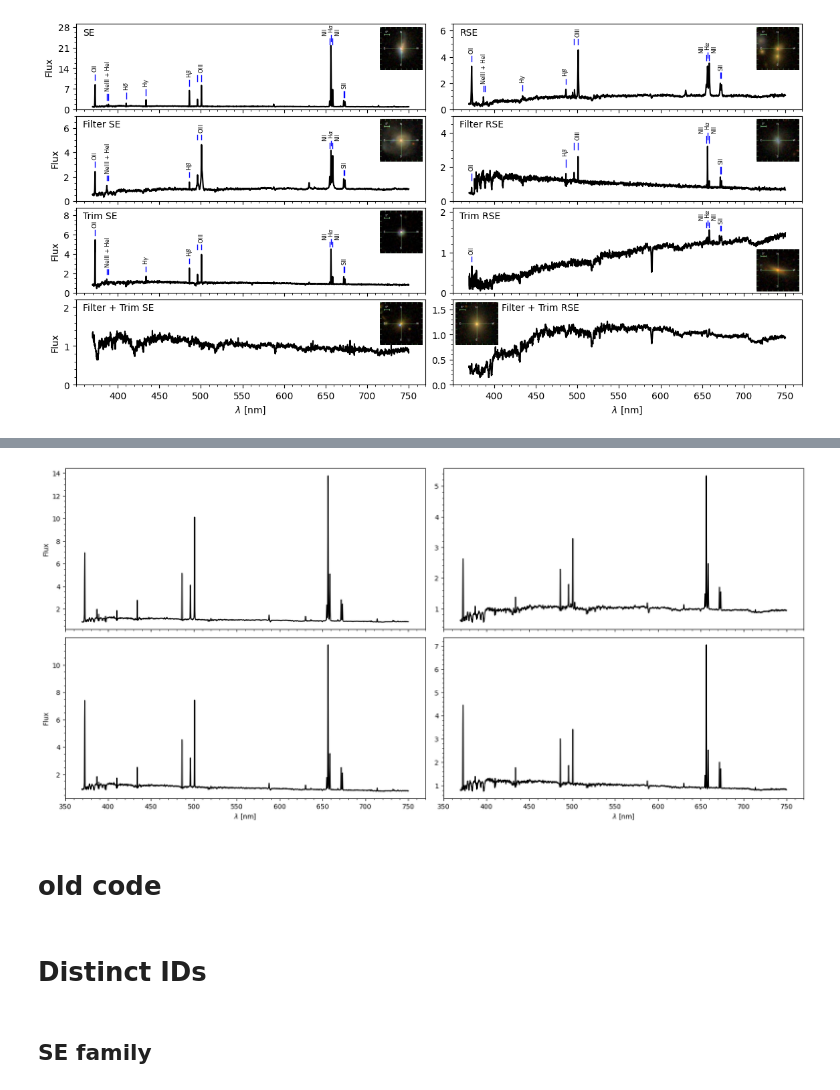
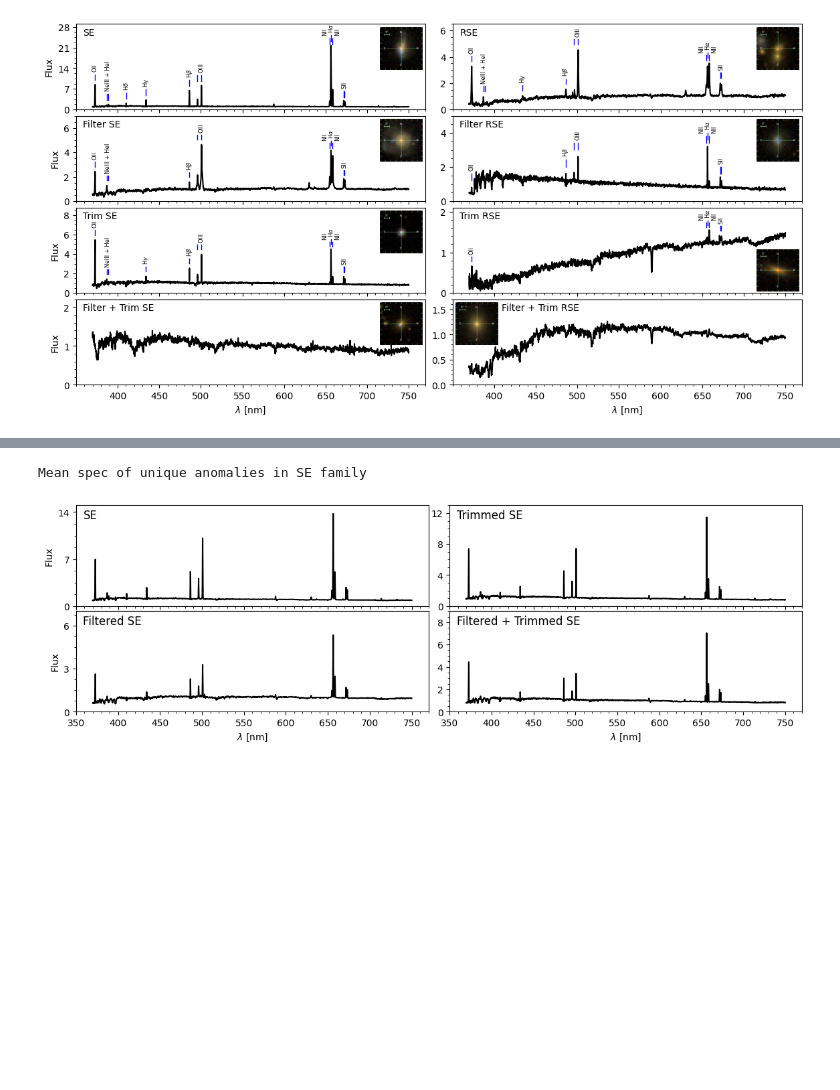
Before and after one commit to ed-ortizm/anomaly, a Jupyter notebook: thesis/residual_based_scores/bin_03/03_median_spec_overlap_divergence_bin3.ipynb, the cells around one changed output, grey strips where cells are left out. Cells and saved outputs as stored; diff of their text form; code cells hidden in the pictures; blank space fills up the shorter version.

```diff
--- a/thesis/residual_based_scores/bin_03/03_median_spec_overlap_divergence_bin3.ipynb
+++ b/thesis/residual_based_scores/bin_03/03_median_spec_overlap_divergence_bin3.ipynb
@@ -911,20 +902,14 @@ score_rank_df.loc[
 | 2071695744137455616 | 13904.0 | 9850.0 | 5340.0 | 5783.0 | 7695.0 | ... |
 # %%
 overview_distinct_dict = {
-    # row 1
     'SE': 2201231682403592192,
     'Filter SE':2203468363479410688,
-    # row 2
     'Trim SE': 312016418084251648,
     'Filter + Trim SE': 2191010072388200448,
-    # row 3
     'RSE': 1534667320067123200,
     'Filter RSE': 2032375840699869184,
-    # 'Filter RSE': 2486084366183196672,
-    # row 4
     'Trim RSE': 1781231151415846912,
     'Filter + Trim RSE': 2486018670363437056
-    # 'Filter + Trim RSE': 2071695744137455616,
 }
 # ----------------------------------------------------------
 print('Get specs and load photometry')
@@ -941,11 +926,11 @@ for key in overview_distinct_dict.keys():
 
     spec_overview_distinct_dict[key] = spectra[spec_idx]
 
-    # download image and spectrum
-    ra, dec = final_meta_df[['ra', 'dec']].loc[objid].values
-    get_sdss_spec_img(
-        specobjid=objid, ra=ra, dec=dec, save_to=save_to
-    )
+    # # download image and spectrum
+    # ra, dec = final_meta_df[['ra', 'dec']].loc[objid].values
+    # get_sdss_spec_img(
+    #     specobjid=objid, ra=ra, dec=dec, save_to=save_to
+    # )
 
 # Load photometry
 img_overview_distinct_dict = {}
@@ -1330,68 +1335,64 @@ plt.subplots_adjust(
 fig, axs = plt.subplots(
     2, 2,
     sharex=True,
-    figsize=(20, 9)
+    figsize=(14, 4)
 )
 
 # ------------------------------------------------------
 axs[0, 0].plot(wave_nm, mean_specs_dict['mse'], color='black')
 # ------------------------------------------------------
-axs[0, 1].plot(wave_nm, mean_specs_dict['mse_filter_250'], color='black')
+axs[1, 0].plot(wave_nm, mean_specs_dict['mse_filter_250'], color='black')
 # ------------------------------------------------------
-axs[1, 0].plot(wave_nm, mean_specs_dict['mse_97'], color='black')
+axs[0, 1].plot(wave_nm, mean_specs_dict['mse_97'], color='black')
 # ------------------------------------------------------
 axs[1, 1].plot(wave_nm, mean_specs_dict['mse_filter_250_97'], color='black')
 # ------------------------------------------------------
 # wavelengt setup
 axs[1, 0].set_xlim(350, 770)
 axs[1, 1].set_xlim(350, 770)
 
 wave_ticks = list(np.arange(350, 751, 50))
 axs[1, 0].set_xticks(wave_ticks)
 axs[1, 1].set_xticks(wave_ticks)
 
-scores_names = ["SE", "Filtered SE", "Trimmed SE", "Filtered + Trimmed SE"]
+scores_names = ["SE", "Trimmed SE", "Filtered SE",  "Filtered + Trimmed SE"]
 # set minor ticks on
 for ax, score in zip(axs.flatten(), scores_names):
     ax.minorticks_on()
 
-    # if score == "SE":
-    #     y_ticks = [0, 3, 6, 9, 12]
-    #     ax.set_ylim(0, 12.5)
-    # elif score == "Filtered SE":
-    #     y_ticks = [0, 3, 6, 9]
-    #     ax.set_ylim(0, 9.5)
-    # elif score == "Trimmed SE":
-    #     y_ticks = [0, 3, 6, 9]
-    #     ax.set_ylim(0, 10)
-    # else:  # Filtered + Trimmed RSE
-    #     y_ticks = [0, 3, 6, 9]
-    #     ax.set_ylim(0, 10)
+    if score == "SE":
+        y_ticks = [0, 7, 14]
+        ax.set_ylim(0, 15)
+    elif score == "Filtered SE":
+        y_ticks = [0, 3, 6]
+        ax.set_ylim(0, 7)
+    elif score == "Trimmed SE":
+        y_ticks = [0, 4, 8, 12]
+        ax.set_ylim(0, 13)
+    else:  # Filtered + Trimmed RSE
+        y_ticks = [0, 2, 4, 6, 8]
+        ax.set_ylim(0, 9)
 
-    # ax.set_yticks(y_ticks)
+    ax.set_yticks(y_ticks)
 
-    # ax.text(
-    #     0.02, 0.95,
-    #     f" Median spectrum of top 1% anomalies for {score} score",
-    #     horizontalalignment="left", verticalalignment="center",
-    #     transform=ax.transAxes,
-    #     fontsize=12
-    # )
+    ax.text(
+        0.02, 0.9,
+        score,
+        horizontalalignment="left", verticalalignment="center",
+        transform=ax.transAxes,
+        fontsize=12
+    )
 
 axs[1, 0].set_xlabel(r"$\lambda$ [nm]")
 axs[1, 1].set_xlabel(r"$\lambda$ [nm]")
 axs[0, 0].set_ylabel("Flux")
 axs[1, 0].set_ylabel("Flux")
 # adjust vertical space
 plt.subplots_adjust(
     hspace=0.05,
-    wspace=0.05
+    wspace=0.06
 )
+print("Mean spec of unique anomalies in SE family")
 # %% [output]
+Mean spec of unique anomalies in SE family
-[figure, old version]
+[figure, new version]
-# %% [markdown]
-# old code
-# %% [markdown]
-# Distinct IDs
-# %% [markdown]
-## SE family
```
Also changed, not shown: parts of 23 cells of this notebook.
